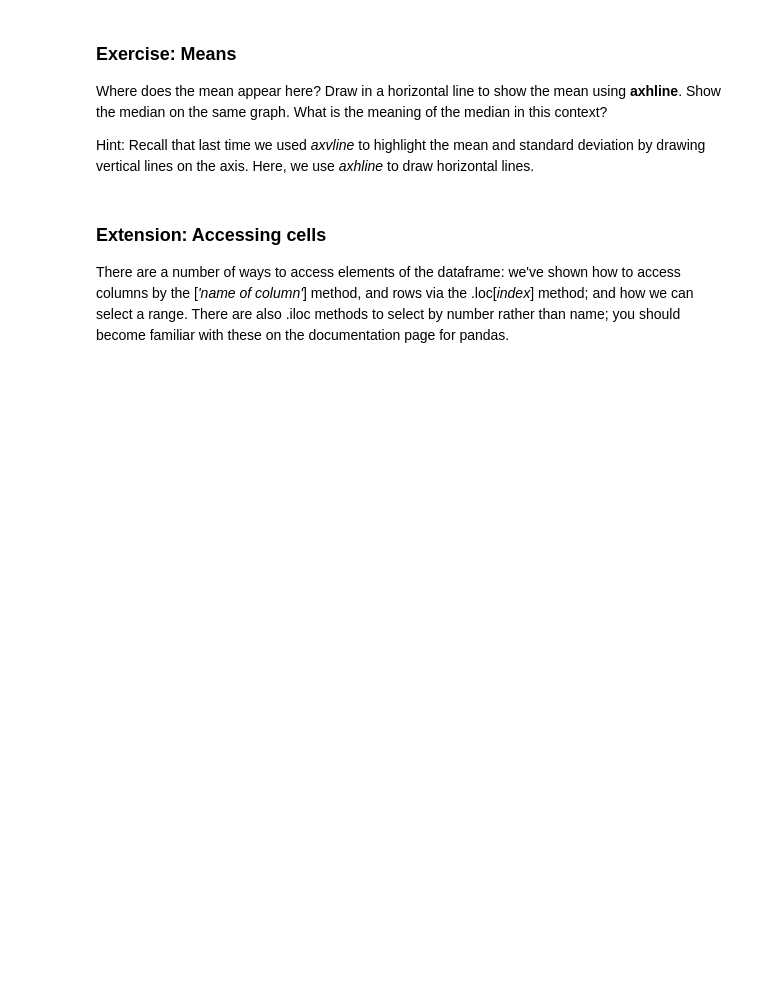
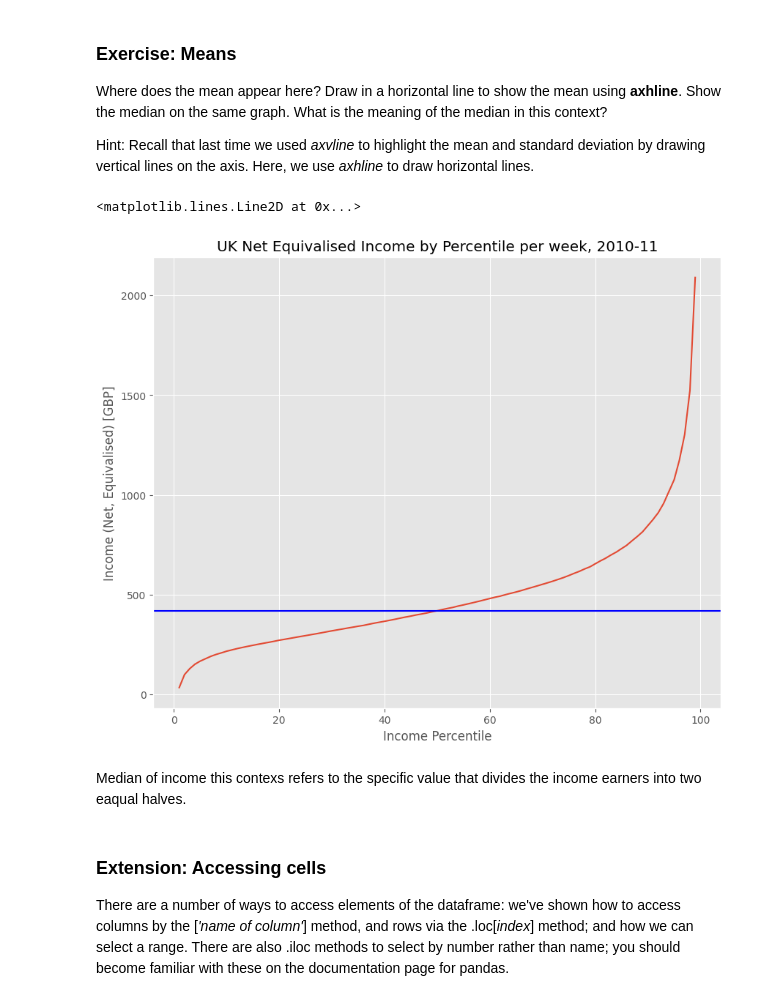
Before and after one commit to alxbxck/QM2, a Jupyter notebook: notebooks/W02. Pandas.ipynb, the cells around one changed output. Drawn from its saved outputs; the diff is of its cells as text; code cells hidden in the pictures; blank space fills up the shorter version.

```diff
--- a/notebooks/W02. Pandas.ipynb
+++ b/notebooks/W02. Pandas.ipynb
@@ -209,6 +262,19 @@ We see a curve that is pretty linear in the middle region, but curves rapidly up
 Where does the mean appear here? Draw in a horizontal line to show the mean using **axhline**. Show the median on the same graph. What is the meaning of the median in this context?
 
 Hint: Recall that last time we used *axvline* to highlight the mean and standard deviation by drawing vertical lines on the axis. Here, we use *axhline* to draw horizontal lines.
+# %%
+median_value = income['Net equivalised household income in 2010-11, week'].loc[50]
+# %%
+income['Net equivalised household income in 2010-11, week'].plot()
+plt.title('UK Net Equivalised Income by Percentile per week, 2010-11')
+plt.xlabel('Income Percentile')
+plt.ylabel('Income (Net, Equivalised) [GBP]')
+plt.axhline(y=median_value, color='blue')
+# %% [output]
+<matplotlib.lines.Line2D at 0x...>
+[figure, added]
+# %% [markdown]
+Median of income this contexs refers to the specific value that divides the income earners into two eaqual halves.
 # %% [markdown]
 ### Extension: Accessing cells
 
```
Also changed, not shown: parts of 35 cells of this notebook.
